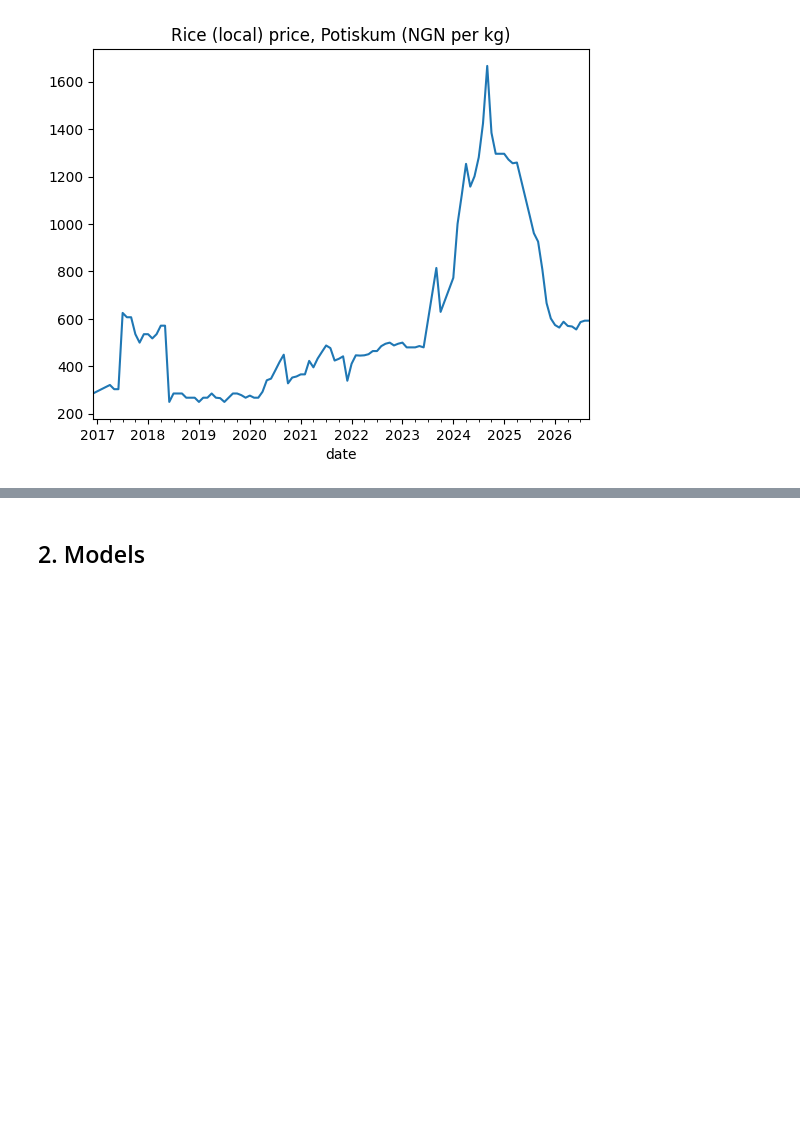
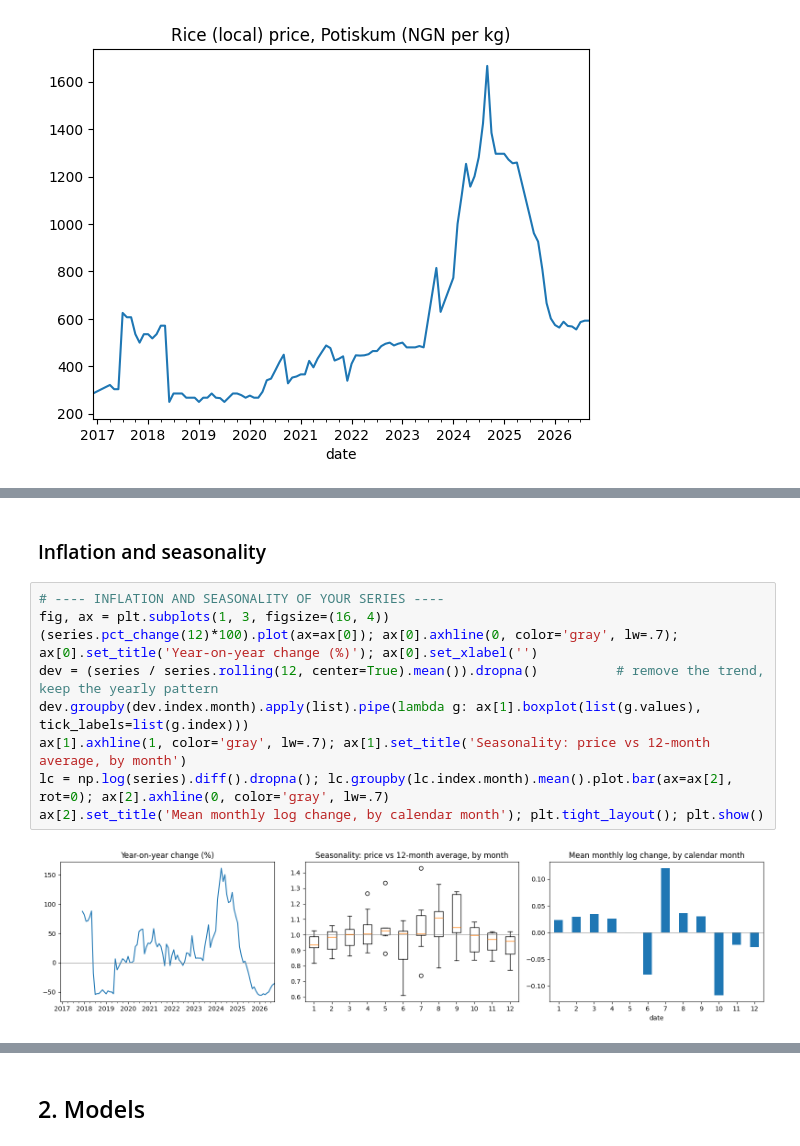
Before and after one commit to Abdu-Fareed004/Nigeria-Food-Prices-Forecasting, a Jupyter notebook: food-prices-forcasting-in-ng.ipynb, the cells around one changed output, grey strips where cells are left out. Drawn from its saved outputs; the diff is of its cells as text; blank space fills up the shorter version.

```diff
--- a/food-prices-forcasting-in-ng.ipynb
+++ b/food-prices-forcasting-in-ng.ipynb
@@ -97,0 +219,13 @@ months filled by interpolation: 8 of 118 | any NaN left: False
+# %% [markdown]
+### Inflation and seasonality
+# %%
+# ---- INFLATION AND SEASONALITY OF YOUR SERIES ----
+fig, ax = plt.subplots(1, 3, figsize=(16, 4))
+(series.pct_change(12)*100).plot(ax=ax[0]); ax[0].axhline(0, color='gray', lw=.7); ax[0].set_title('Year-on-year change (%)'); ax[0].set_xlabel('')
+dev = (series / series.rolling(12, center=True).mean()).dropna()          # remove the trend, keep the yearly pattern
+dev.groupby(dev.index.month).apply(list).pipe(lambda g: ax[1].boxplot(list(g.values), tick_labels=list(g.index)))
+ax[1].axhline(1, color='gray', lw=.7); ax[1].set_title('Seasonality: price vs 12-month average, by month')
+lc = np.log(series).diff().dropna(); lc.groupby(lc.index.month).mean().plot.bar(ax=ax[2], rot=0); ax[2].axhline(0, color='gray', lw=.7)
+ax[2].set_title('Mean monthly log change, by calendar month'); plt.tight_layout(); plt.show()
+# %% [output]
+[figure, added]
```
Also changed, not shown: parts of 20 cells of this notebook.
